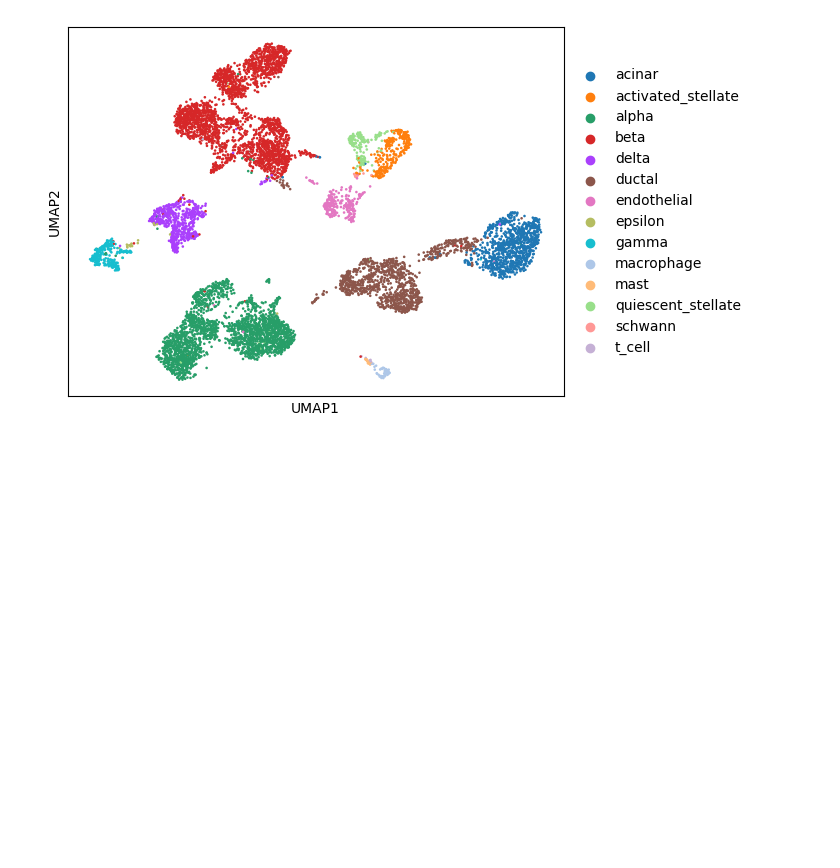
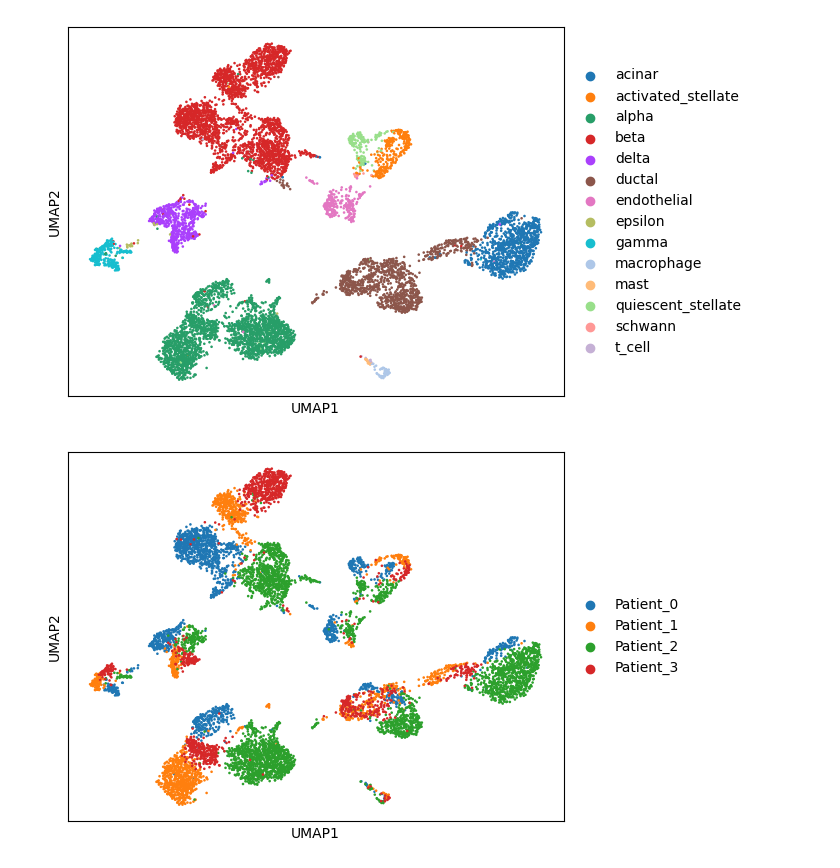
Before and after one commit to LeoAnd00/Masters_Thesis, a Jupyter notebook: code/data_preprocessing/data_for_evaluating_cell_type_annotation/Baron/Baron_visualization.ipynb, the cells around one changed output. Saved outputs shown, nothing was run; the diff lists cells and outputs as text; code cells hidden in the pictures; blank space fills up the shorter version.

Commit message:
Preprocessing of data for classification task
Preprocessing of data for classification task

```diff
--- a/code/data_preprocessing/data_for_evaluating_cell_type_annotation/Baron/Baron_visualization.ipynb
+++ b/code/data_preprocessing/data_for_evaluating_cell_type_annotation/Baron/Baron_visualization.ipynb
@@ -23,3 +30,14 @@ sc.tl.umap(vis_adata)
 sc.pl.umap(vis_adata, color='cell_type', title='')
 # %% [output]
 [figure]
+# %%
+from sklearn.preprocessing import StandardScaler
+vis_adata = norm_qc_adata.copy()
+sc.pp.highly_variable_genes(vis_adata, n_top_genes=4000, flavor="cell_ranger")
+
+sc.pp.pca(vis_adata, n_comps=20, use_highly_variable=True, svd_solver='arpack')
+sc.pp.neighbors(vis_adata)
+sc.tl.umap(vis_adata)
+sc.pl.umap(vis_adata, color='patientID', title='')
+# %% [output]
+[figure, added]
```
Also changed, not shown: parts of 1 cell of this notebook, 6 other files.
